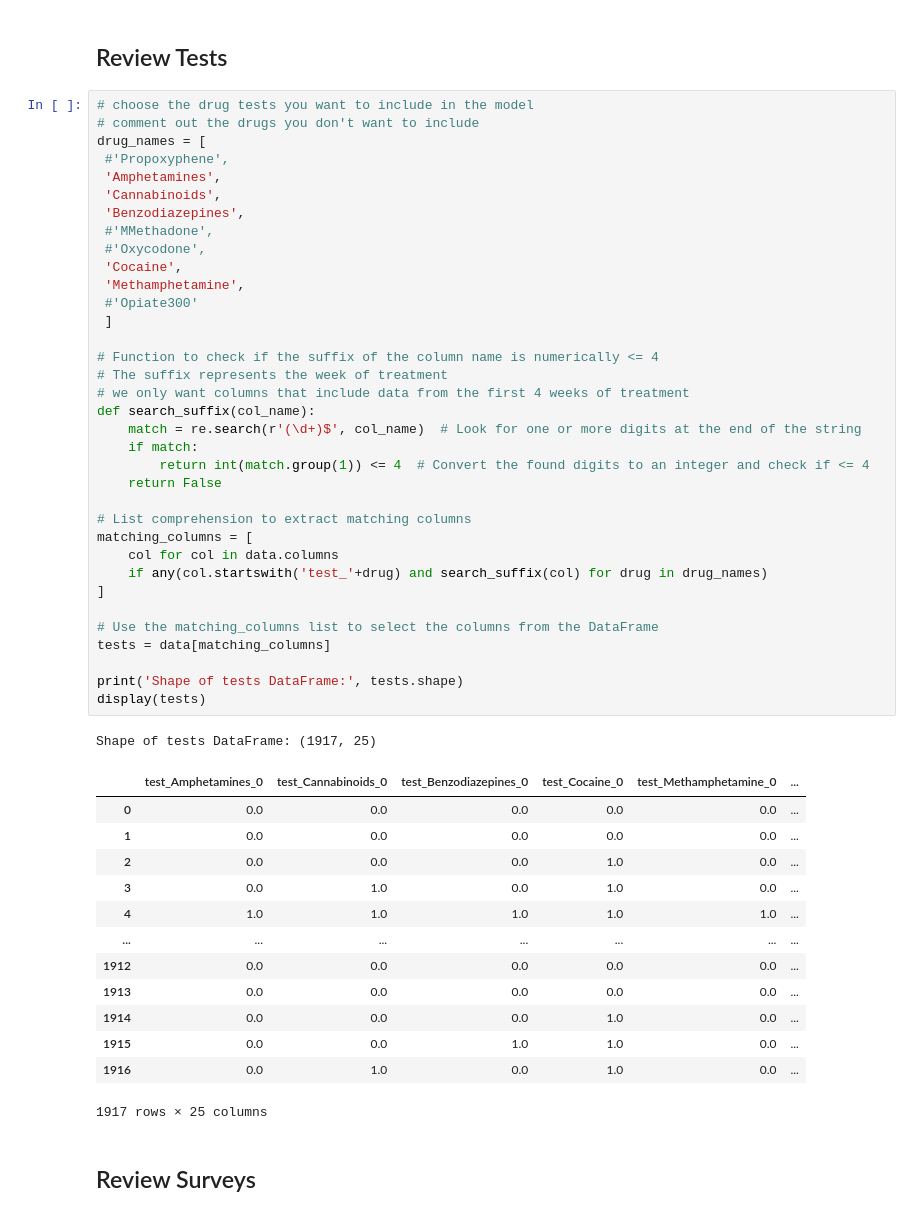
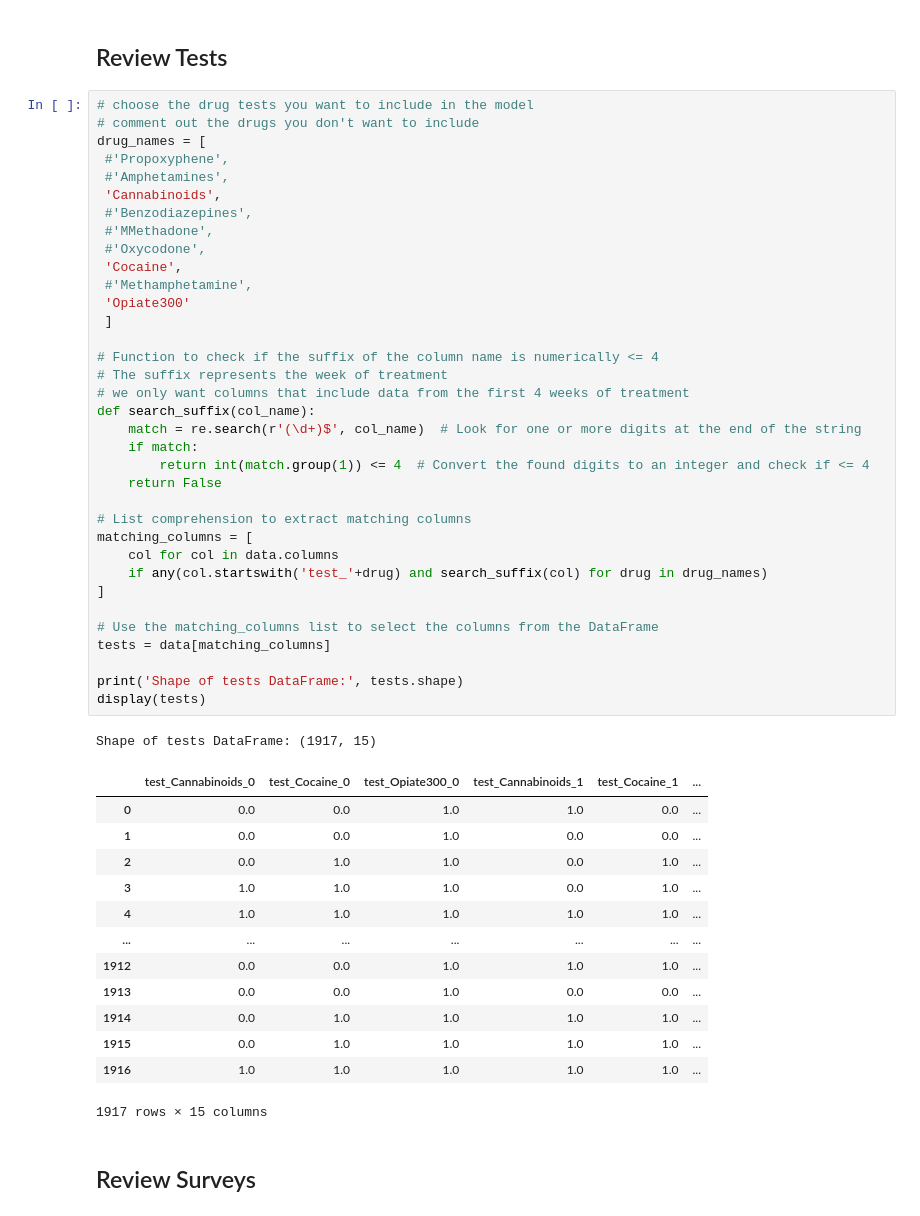
Before and after one commit to DanHerman212/precision_medicine, a Jupyter notebook: code/4_data_modeling.ipynb, the cells around one changed output. Drawn from its saved outputs; the diff is of its cells as text.

```diff
--- a/code/4_data_modeling.ipynb
+++ b/code/4_data_modeling.ipynb
@@ -38,51 +38,51 @@ Shape of dataframe prior to modeling: (1917, 419)
 # comment out the drugs you don't want to include
 drug_names = [
  #'Propoxyphene',
- 'Amphetamines',
+ #'Amphetamines',
  'Cannabinoids',
- 'Benzodiazepines',
+ #'Benzodiazepines',
  #'MMethadone',
  #'Oxycodone',
  'Cocaine',
- 'Methamphetamine',
- #'Opiate300'
+ #'Methamphetamine',
+ 'Opiate300'
  ]
 
 # Function to check if the suffix of the column name is numerically <= 4
 # The suffix represents the week of treatment
 # we only want columns that include data from the first 4 weeks of treatment
 def search_suffix(col_name):
 	match = re.search(r'(\d+)$', col_name)  # Look for one or more digits at the end of the string
 	if match:
 		return int(match.group(1)) <= 4  # Convert the found digits to an integer and check if <= 4
 	return False
 
 # List comprehension to extract matching columns
 matching_columns = [
 	col for col in data.columns
 	if any(col.startswith('test_'+drug) and search_suffix(col) for drug in drug_names)
 ]
 
 # Use the matching_columns list to select the columns from the DataFrame
 tests = data[matching_columns]
 
 print('Shape of tests DataFrame:', tests.shape)
 display(tests)
 # %% [output]
-Shape of tests DataFrame: (1917, 25)
+Shape of tests DataFrame: (1917, 15)
-|  | test_Amphetamines_0 | test_Cannabinoids_0 | test_Benzodiazepines_0 | test_Cocaine_0 | test_Methamphetamine_0 | ... |
-| 0 | 0.0 | 0.0 | 0.0 | 0.0 | 0.0 | ... |
-| 1 | 0.0 | 0.0 | 0.0 | 0.0 | 0.0 | ... |
-| 2 | 0.0 | 0.0 | 0.0 | 1.0 | 0.0 | ... |
-| 3 | 0.0 | 1.0 | 0.0 | 1.0 | 0.0 | ... |
+|  | test_Cannabinoids_0 | test_Cocaine_0 | test_Opiate300_0 | test_Cannabinoids_1 | test_Cocaine_1 | ... |
+| 0 | 0.0 | 0.0 | 1.0 | 1.0 | 0.0 | ... |
+| 1 | 0.0 | 0.0 | 1.0 | 0.0 | 0.0 | ... |
+| 2 | 0.0 | 1.0 | 1.0 | 0.0 | 1.0 | ... |
+| 3 | 1.0 | 1.0 | 1.0 | 0.0 | 1.0 | ... |
 | 4 | 1.0 | 1.0 | 1.0 | 1.0 | 1.0 | ... |
 | ... | ... | ... | ... | ... | ... | ... |
-| 1912 | 0.0 | 0.0 | 0.0 | 0.0 | 0.0 | ... |
-| 1913 | 0.0 | 0.0 | 0.0 | 0.0 | 0.0 | ... |
-| 1914 | 0.0 | 0.0 | 0.0 | 1.0 | 0.0 | ... |
-| 1915 | 0.0 | 0.0 | 1.0 | 1.0 | 0.0 | ... |
-| 1916 | 0.0 | 1.0 | 0.0 | 1.0 | 0.0 | ... |
+| 1912 | 0.0 | 0.0 | 1.0 | 1.0 | 1.0 | ... |
+| 1913 | 0.0 | 0.0 | 1.0 | 0.0 | 0.0 | ... |
+| 1914 | 0.0 | 1.0 | 1.0 | 1.0 | 1.0 | ... |
+| 1915 | 0.0 | 1.0 | 1.0 | 1.0 | 1.0 | ... |
+| 1916 | 1.0 | 1.0 | 1.0 | 1.0 | 1.0 | ... |
-1917 rows × 25 columns
+1917 rows × 15 columns
 # %% [markdown]
 ## Review Surveys
 # %%
```
Also changed, not shown: parts of 17 cells of this notebook.
